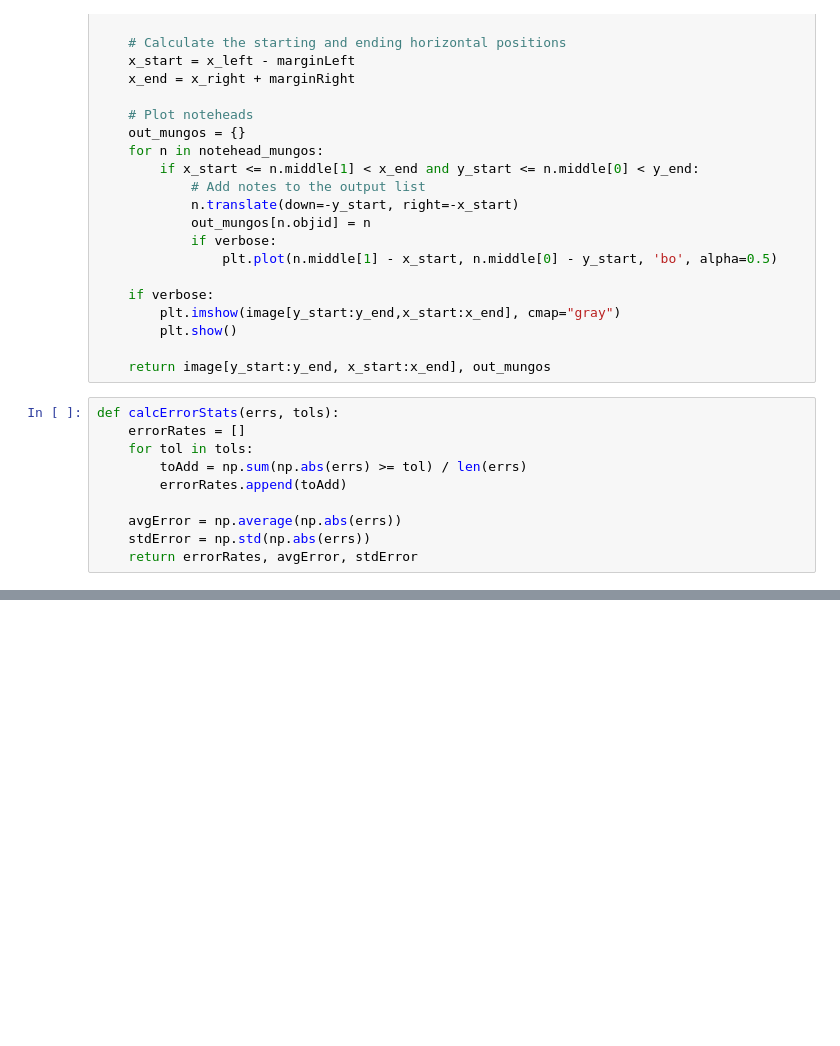
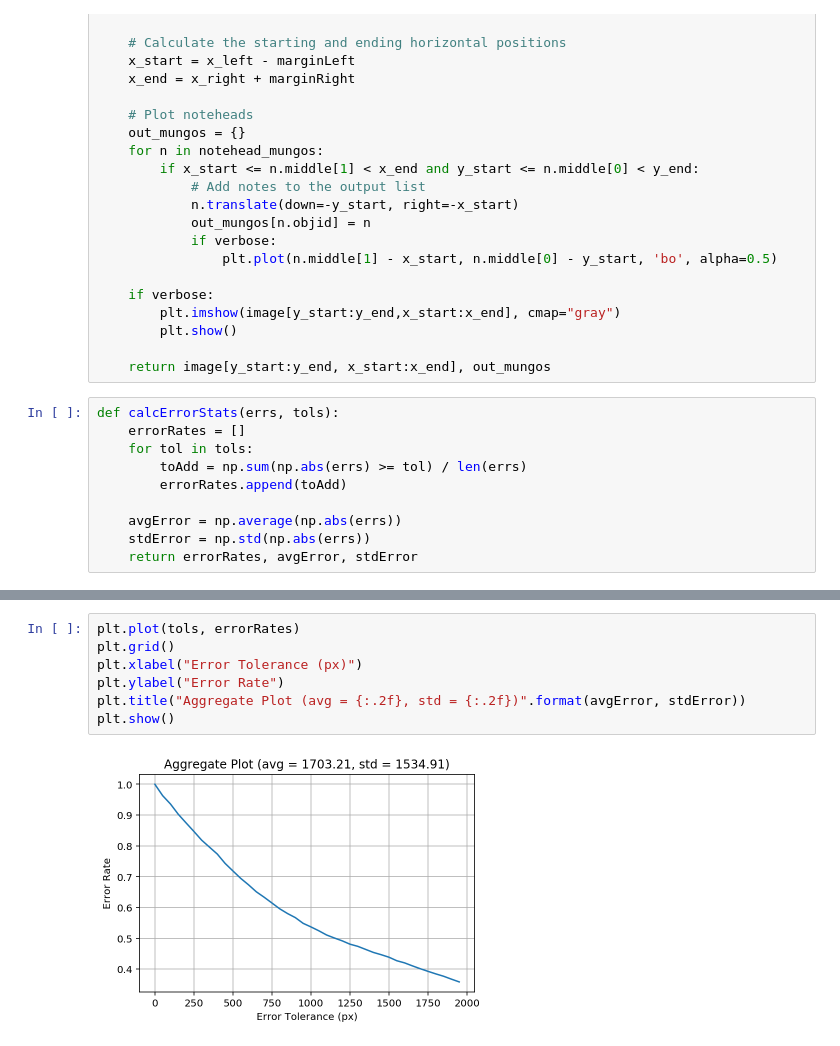
Before and after one commit to mjenrungrot/salience_sheet_following, a Jupyter notebook: 04_Evaluate.ipynb, the cells around one changed output, grey strips where cells are left out. Drawn from its saved outputs; the diff is of its cells as text; blank space fills up the shorter version.

```diff
--- a/04_Evaluate.ipynb
+++ b/04_Evaluate.ipynb
@@ -263,0 +278,9 @@ rescaled_spec_loc
+# %%
+plt.plot(tols, errorRates)
+plt.grid()
+plt.xlabel("Error Tolerance (px)")
+plt.ylabel("Error Rate")
+plt.title("Aggregate Plot (avg = {:.2f}, std = {:.2f})".format(avgError, stdError))
+plt.show()
+# %% [output]
+[figure, added]
```
Also changed, not shown: parts of 12 cells of this notebook, 1 other file.
